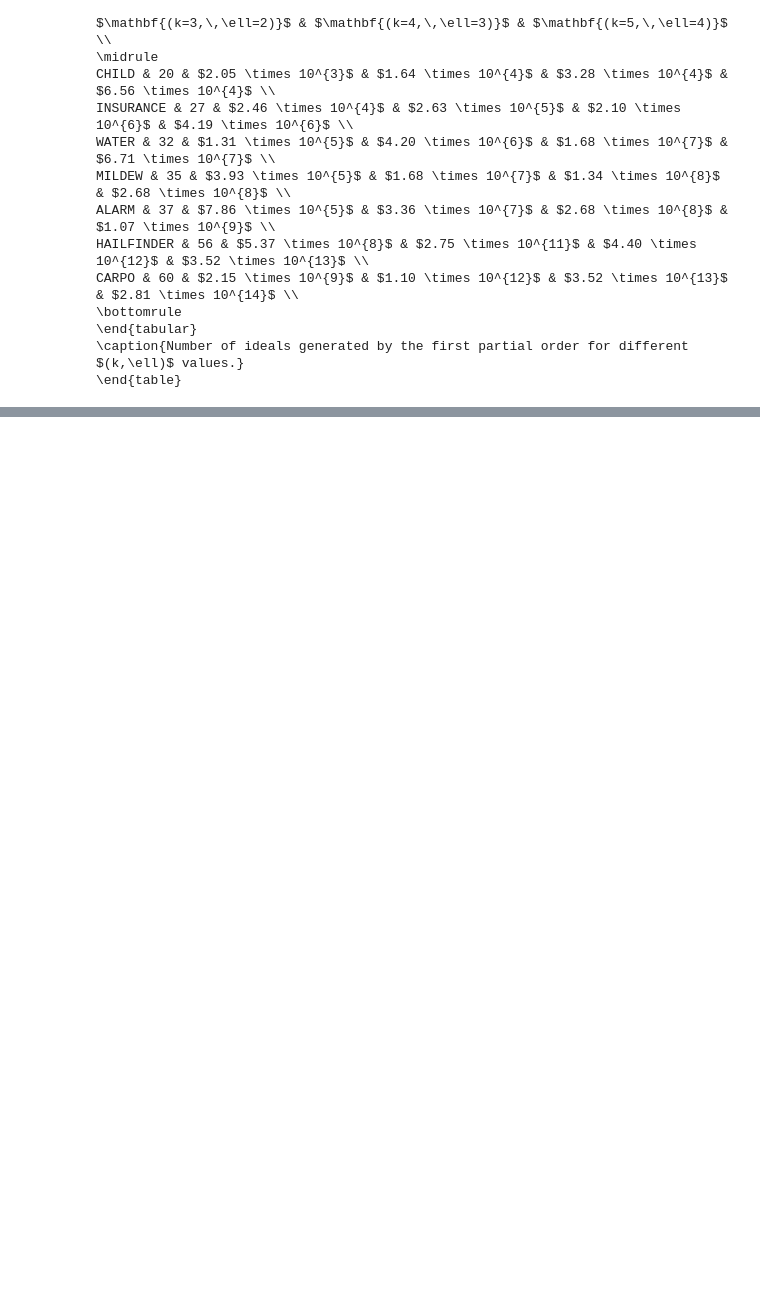
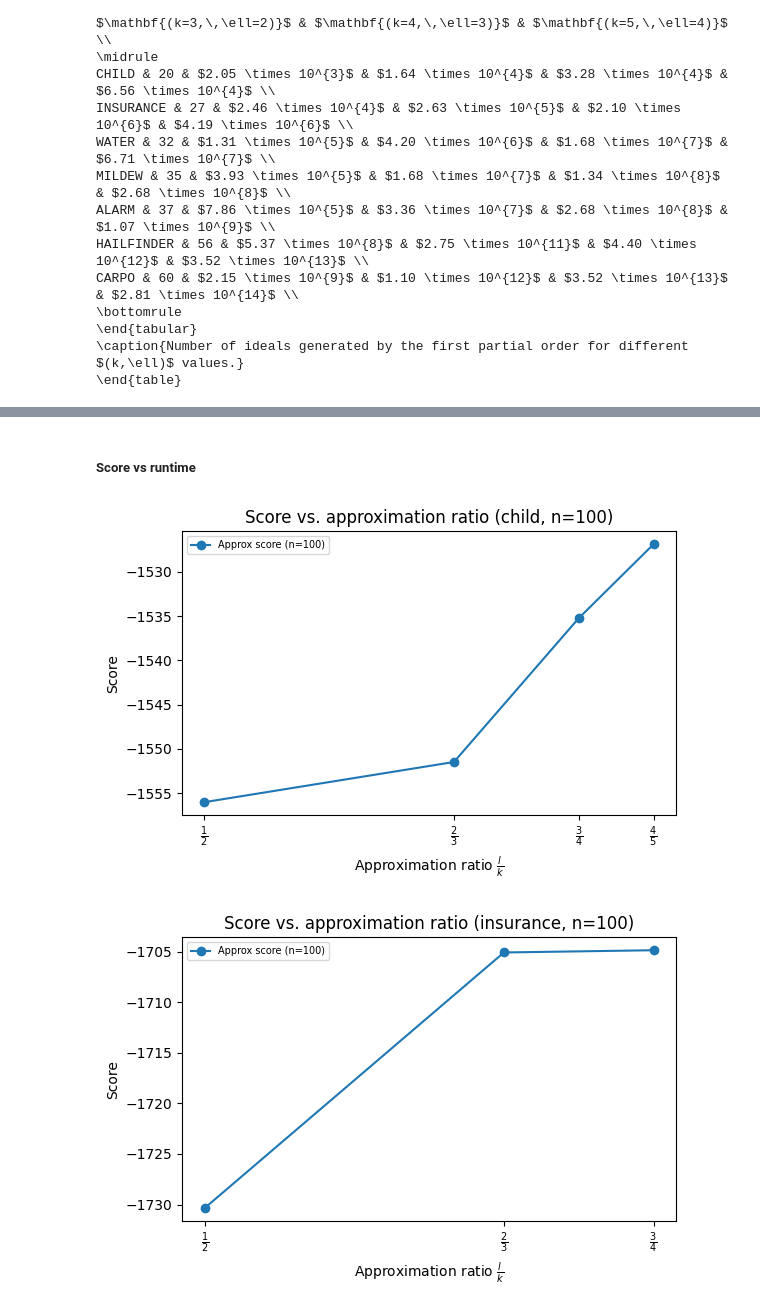
Before and after one commit to auroraingebrigtsen/bn-structure-learning, a Jupyter notebook: experiments/notebooks/results_medium_large.ipynb, the cells around one changed output, grey strips where cells are left out. Drawn from its saved outputs; the diff is of its cells as text; code cells hidden in the pictures; blank space fills up the shorter version.

```diff
--- a/experiments/notebooks/results_medium_large.ipynb
+++ b/experiments/notebooks/results_medium_large.ipynb
@@ -193,0 +193,58 @@ plt.show()
+# %% [markdown]
+##### Score vs runtime
+# %%
+df_agg = (
+    df.groupby(["num_samples", "network", "k", "l"], as_index=False)
+      .agg(
+          score=("score", "mean"),
+          naive_upper_bound=("naive_upper_bound", "mean"),
+      )
+)
+# %%
+# Filter to a single sample size
+TARGET_N = 100
+df_1000 = df_agg[df_agg["num_samples"] == TARGET_N].copy()
+
+# Add approximation ratio
+df_1000["ratio"] = df_1000["l"] / df_1000["k"]
+
+# Plot one figure per network
+for net, sub in df_1000.groupby("network"):
+    plt.figure(figsize=(6, 4))
+
+    # Sort by ratio so the line is monotone
+    sub = sub.sort_values("ratio")
+
+    x = sub["ratio"].to_numpy()
+    y = sub["score"].to_numpy()
+
+    # Approximation score curve
+    plt.plot(
+        x,
+        y,
+        marker="o",
+        linestyle="-",
+        label=f"Approx score (n={TARGET_N})"
+    )
+
+
+
+    kl_list = [tuple(x) for x in sub[["k", "l"]].drop_duplicates().to_numpy()]
+    kl_list = sorted(kl_list)
+
+    xticks = [l / k for (k, l) in kl_list]
+    xticklabels = [fr"$\frac{{{int(l)}}}{{{int(k)}}}$" for (k, l) in kl_list]
+
+    plt.xticks(xticks, xticklabels)
+
+    plt.xlabel(r"Approximation ratio $\frac{l}{k}$")
+    plt.ylabel("Score")
+    plt.title(f"Score vs. approximation ratio ({net}, n={TARGET_N})")
+    plt.legend(fontsize=7)
+    plt.tight_layout()
+
+    outfile = root / f"experiments/plots/plot_score_vs_ratio_{net}_n{TARGET_N}.png"
+    plt.show()
+# %% [output]
+[figure, added]
+[figure, added]
```
Also changed, not shown: parts of 10 cells of this notebook, 7 other files.
